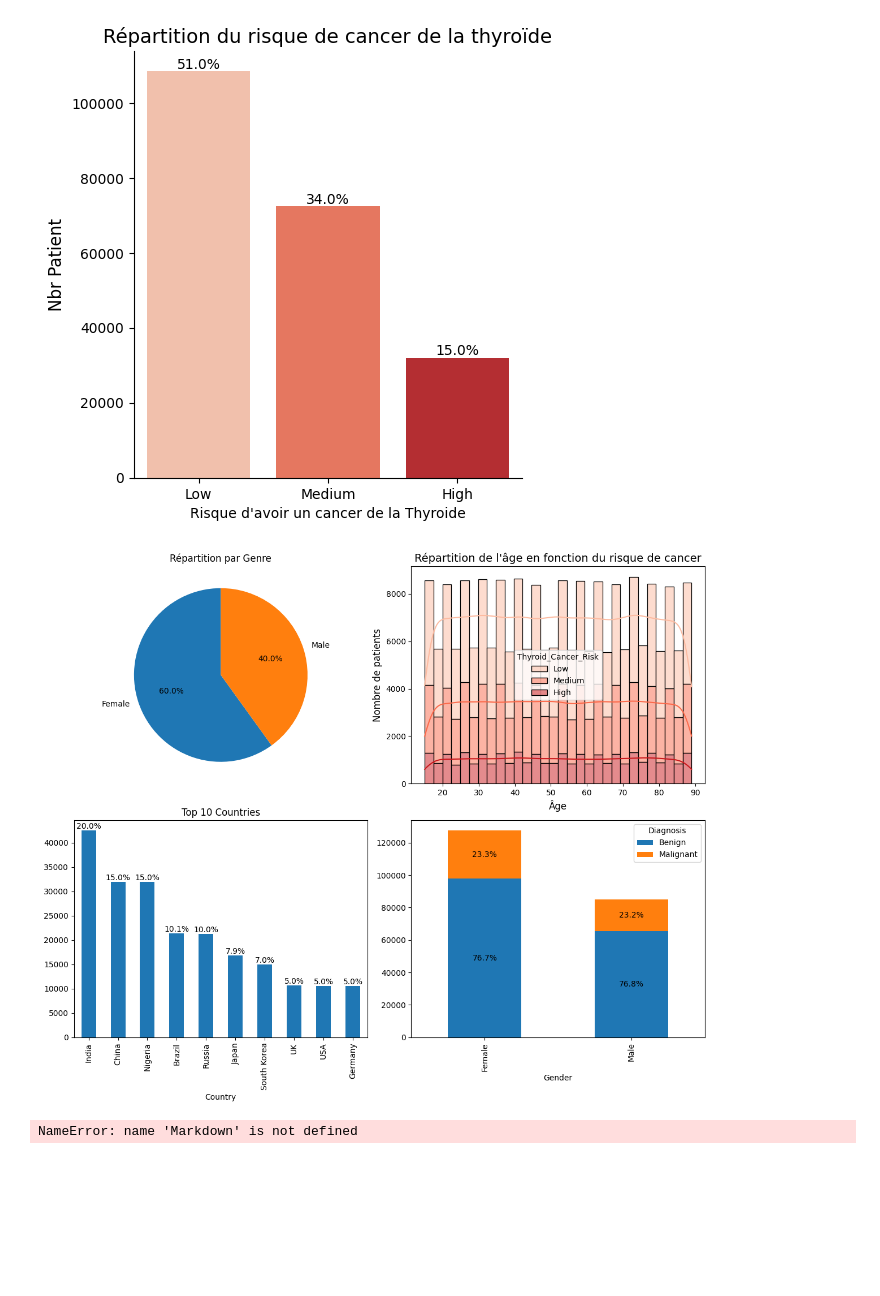
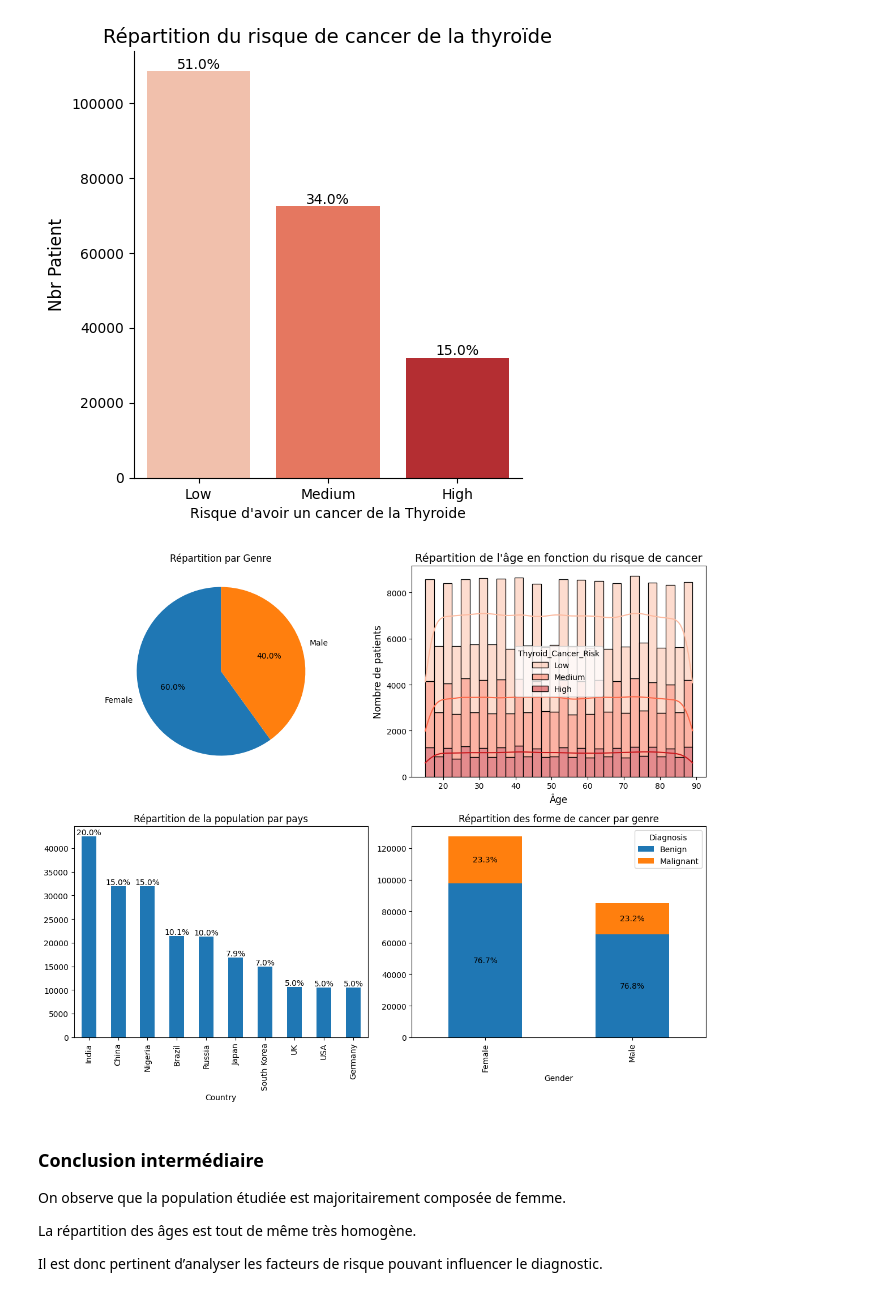
Before and after one commit to Death4Sword/ML_Cancer_Risk_Project, a Jupyter notebook: analyse_exploratoire.ipynb, the cells around one changed output. Drawn from its saved outputs; the diff is of its cells as text; code cells hidden in the pictures; blank space fills up the shorter version.

```diff
--- a/analyse_exploratoire.ipynb
+++ b/analyse_exploratoire.ipynb
@@ -119,34 +119,40 @@ axes[0, 1].set_ylabel("Nombre de patients", fontsize=12)
 # Répartition des risques de cancer par Pays
 df['Country'].value_counts().head(10).plot(kind='bar', ax=axes[1, 0])
 total = df['Country'].value_counts().sum()
 for p in axes[1, 0].patches:
     percentage = f'{100 * p.get_height() / total:.1f}%'
     axes[1, 0].annotate(percentage, (p.get_x() + p.get_width() / 2, p.get_height()), ha='center', va='bottom', fontsize=10, color='black')
-axes[1, 0].set_title('Top 10 Countries')
+axes[1, 0].set_title('Répartition de la population par pays')
 
 
 # Répartition du risque de cancer par genre
 gender_risk_counts = df.groupby(["Gender", "Diagnosis"]).size().unstack()
 plot = gender_risk_counts.plot(kind="bar", stacked=True, ax=axes[1, 1])
 totals = gender_risk_counts.sum(axis=1)
 for p in axes[1,1].patches:
     gender_index = int(p.get_x() + 0.5)
     total = totals.iloc[gender_index]
     if total > 0:
         percentage = f'{100 * p.get_height() / total:.1f}%'
         axes[1, 1].annotate(percentage, (p.get_x() + p.get_width() / 2, p.get_y() + p.get_height() / 2), ha='center', va='center', fontsize=10, color='black')
-
+axes[1, 1].set_title('Répartition des forme de cancer par genre')
 
 # Affichage des graphiques
 plt.tight_layout()
 plt.show()
 
 display(Markdown("""
 ### Conclusion intermédiaire
 On observe que la population étudiée est majoritairement composée de femme.\n
 La répartition des âges est tout de même très homogène.\n
 Il est donc pertinent d’analyser les facteurs de risque pouvant influencer le diagnostic.
 """))
 # %% [output]
-[figure, old version]
+[figure, new version]
-NameError: name 'Markdown' is not defined
+
+### Conclusion intermédiaire
+On observe que la population étudiée est majoritairement composée de femme.
+
+La répartition des âges est tout de même très homogène.
+
+Il est donc pertinent d’analyser les facteurs de risque pouvant influencer le diagnostic.
```
Also changed, not shown: parts of 6 cells of this notebook, 1 other file.
